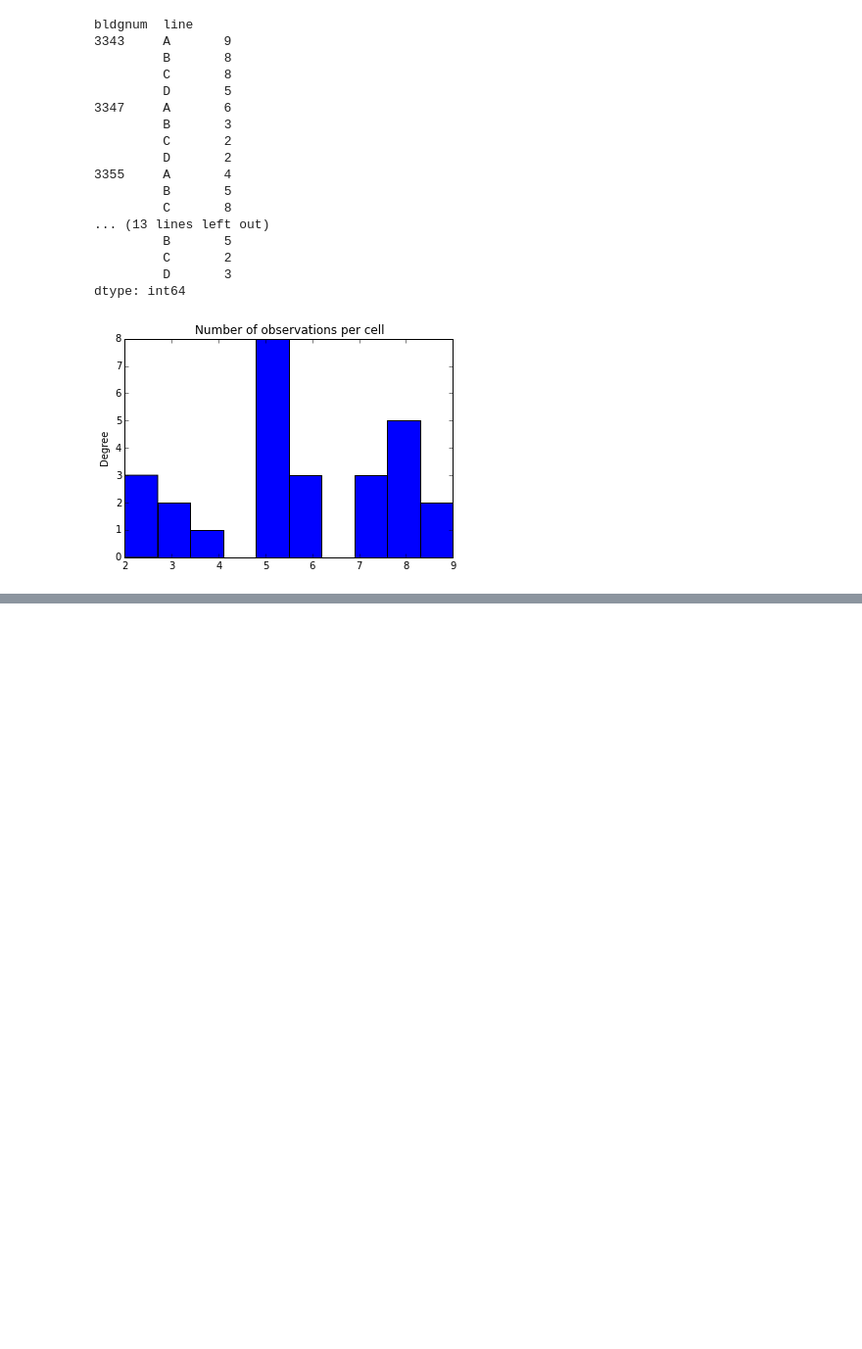
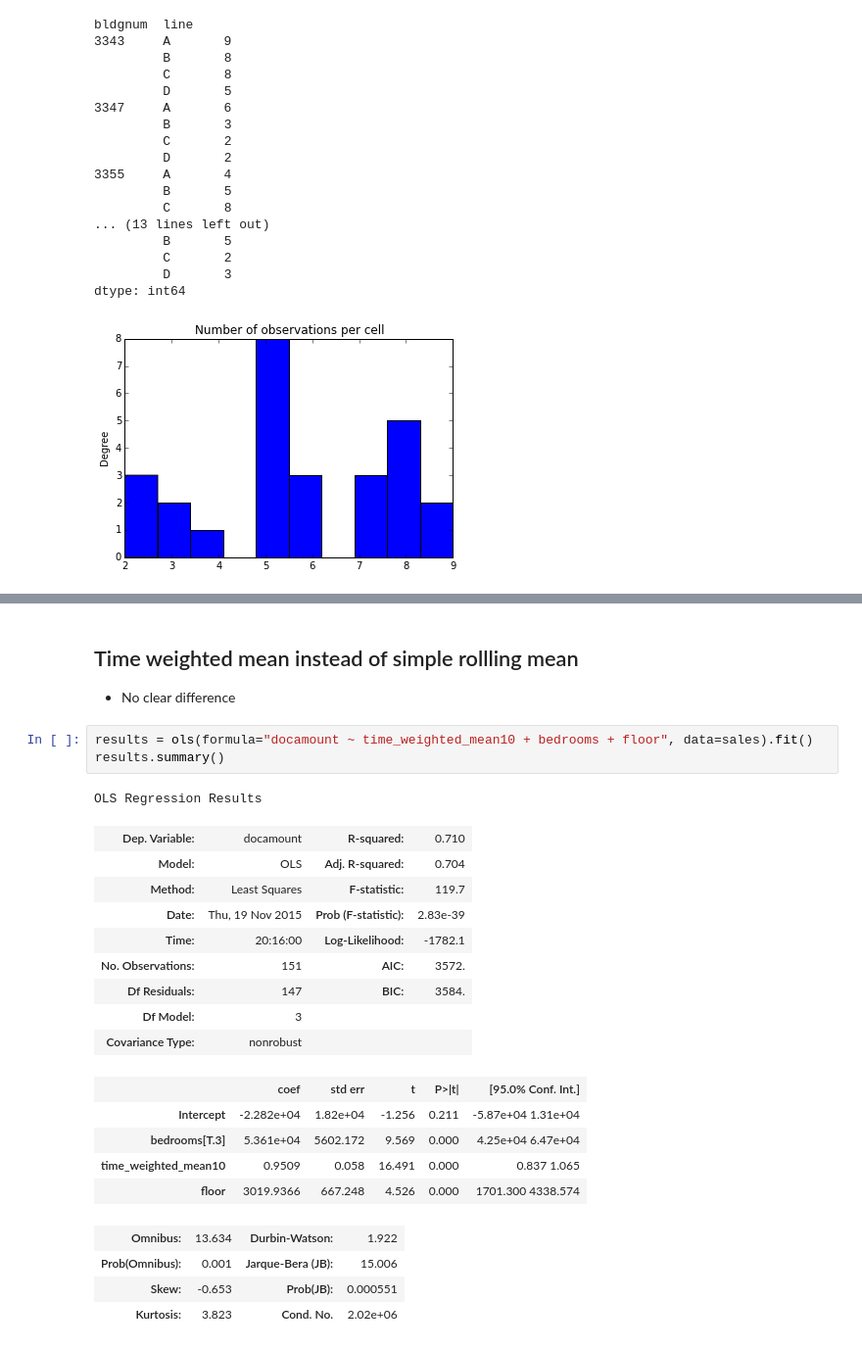
Before and after one commit to Jwerberg/slideruleprojects, a Jupyter notebook: Capstone Milestone Report.ipynb, the cells around one changed output, grey strips where cells are left out. Shown at 98% size. Saved outputs shown, nothing was run; the diff lists cells and outputs as text; blank space fills up the shorter version.

```diff
--- a/Capstone Milestone Report.ipynb
+++ b/Capstone Milestone Report.ipynb
@@ -384,0 +450,27 @@ OLS Regression Results
+# %% [markdown]
+## Time weighted mean instead of simple rollling mean
+
+- No clear difference
+# %%
+results = ols(formula="docamount ~ time_weighted_mean10 + bedrooms + floor", data=sales).fit()
+results.summary()
+# %% [output]
+OLS Regression Results
+| Dep. Variable: | docamount | R-squared: | 0.710 |
+| Model: | OLS | Adj. R-squared: | 0.704 |
+| Method: | Least Squares | F-statistic: | 119.7 |
+| Date: | Thu, 19 Nov 2015 | Prob (F-statistic): | 2.83e-39 |
+| Time: | 20:16:00 | Log-Likelihood: | -1782.1 |
+| No. Observations: | 151 | AIC: | 3572. |
+| Df Residuals: | 147 | BIC: | 3584. |
+| Df Model: | 3 |  |  |
+| Covariance Type: | nonrobust |  |  |
+|  | coef | std err | t | P>|t| | [95.0% Conf. Int.] |
+| Intercept | -2.282e+04 | 1.82e+04 | -1.256 | 0.211 | -5.87e+04 1.31e+04 |
+| bedrooms[T.3] | 5.361e+04 | 5602.172 | 9.569 | 0.000 | 4.25e+04 6.47e+04 |
+| time_weighted_mean10 | 0.9509 | 0.058 | 16.491 | 0.000 | 0.837 1.065 |
+| floor | 3019.9366 | 667.248 | 4.526 | 0.000 | 1701.300 4338.574 |
+| Omnibus: | 13.634 | Durbin-Watson: | 1.922 |
+| Prob(Omnibus): | 0.001 | Jarque-Bera (JB): | 15.006 |
+| Skew: | -0.653 | Prob(JB): | 0.000551 |
+| Kurtosis: | 3.823 | Cond. No. | 2.02e+06 |
```
Also changed, not shown: parts of 14 cells of this notebook.
